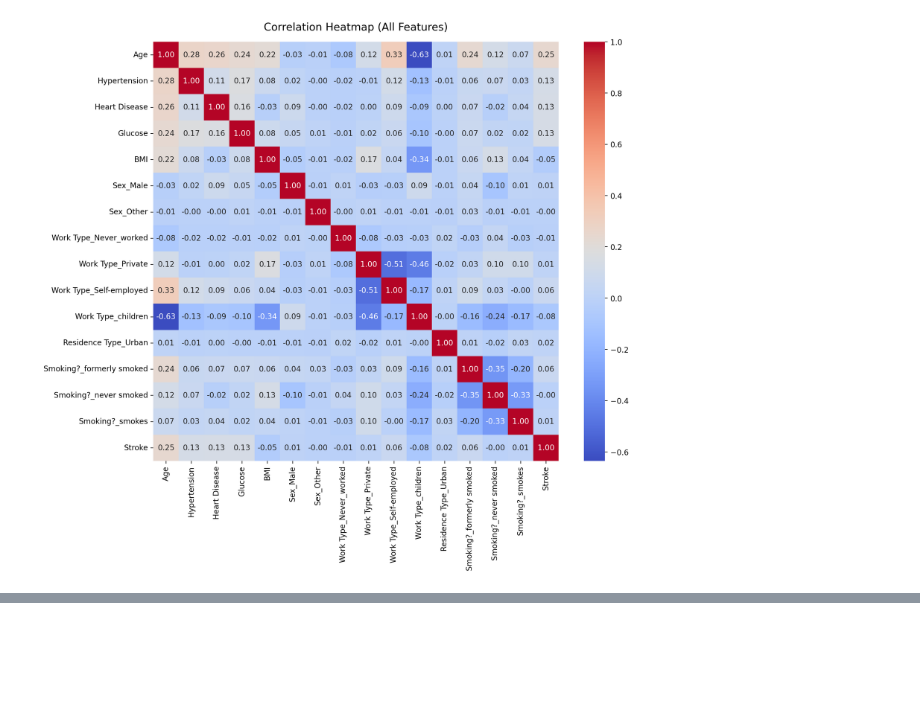
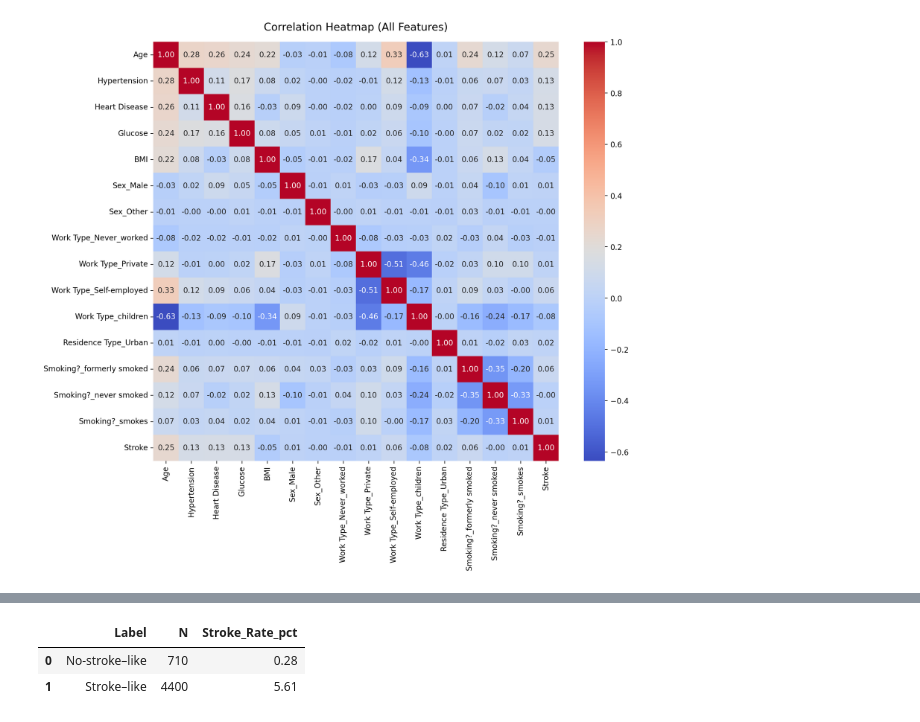
Before and after one commit to Johhad/Group-6-Dashboard-Stroke-Risk-Prediction, a Jupyter notebook: jupyter-notebooks/02_diagnostic_analysis.ipynb, the cells around one changed output, grey strips where cells are left out. Saved outputs shown, nothing was run; the diff lists cells and outputs as text; code cells hidden in the pictures; blank space fills up the shorter version.

Commit message:
Update_Diagnostic_pipeline
Updated diagnostic page in analysis and reflections as per the assignment instructions.

```diff
--- a/jupyter-notebooks/02_diagnostic_analysis.ipynb
+++ b/jupyter-notebooks/02_diagnostic_analysis.ipynb
@@ -308,0 +177,94 @@ Saved artifacts to: C:\Users\Htet Wai Aung\OneDrive\Documents\GitHub\PROHI-dashb
+# %%
+# --- Diagnostic Test 3: Clustering of Patients by Risk Profile ---
+import re
+import numpy as np
+import pandas as pd
+import plotly.express as px
+from sklearn.preprocessing import StandardScaler
+from sklearn.cluster import KMeans
+from sklearn.decomposition import PCA
+from sklearn.metrics import silhouette_score
+
+# ---- set your target column name here ----
+TARGET = "Stroke"
+
+# ---- helper: detect ID-like columns to drop ----
+def id_like_columns(cols):
+    patt = re.compile(r"(?:^|_)(id|uuid|index|patient|record|case)(?:$|_)", re.I)
+    return {c for c in cols if patt.search(str(c))}
+
+# 1) Guard: target must exist
+if TARGET not in df.columns:
+    raise ValueError(f"Required target column '{TARGET}' not found in DataFrame.")
+
+# 2) Drop target + ID-like columns
+drop_cols = id_like_columns(df.columns)
+drop_cols.add(TARGET)
+X_all = df.drop(columns=list(drop_cols), errors="ignore").copy()
+
+# 3) One-hot encode any non-numeric columns (booleans are already numeric)
+non_num = X_all.select_dtypes(exclude=[np.number]).columns.tolist()
+if non_num:
+    X_all = pd.get_dummies(X_all, columns=non_num, drop_first=True)
+
+# 4) Clean rows (remove inf / NaN)
+X_all = X_all.replace([np.inf, -np.inf], np.nan).dropna(axis=0)
+if X_all.empty or X_all.shape[1] < 2:
+    raise ValueError("Not enough usable features after preprocessing to run clustering.")
+
+# Align y (Stroke) to remaining rows
+y_stroke = pd.to_numeric(df.loc[X_all.index, TARGET], errors="coerce").fillna(0).astype(int)
+
+# 5) Standardize features
+scaler = StandardScaler()
+X_std = scaler.fit_transform(X_all)
+
+# 6) KMeans (k=2)
+k = 2
+km = KMeans(n_clusters=k, n_init="auto", random_state=42)
+raw_labels = km.fit_predict(X_std)
+
+# 7) Align clusters to stroke prevalence (label with higher stroke rate -> 1 "Stroke-like")
+rates = []
+for cl in range(k):
+    mask = (raw_labels == cl)
+    rates.append(y_stroke[mask].mean() if mask.any() else 0.0)
+stroke_like = int(np.argmax(rates))
+remap = {1 - stroke_like: 0, stroke_like: 1}
+aligned_labels = np.vectorize(remap.get)(raw_labels)
+legend_map = {0: "No-stroke–like", 1: "Stroke–like"}
+
+# 8) Silhouette score
+sil = silhouette_score(X_std, raw_labels) if len(X_std) > k else np.nan
+print(f"Silhouette score (k=2): {sil:.3f}")
+
+# 9) PCA projection for visualization
+pca = PCA(n_components=2, random_state=42)
+XY = pca.fit_transform(X_std)
+plot_df = pd.DataFrame(XY, columns=["PC1", "PC2"], index=X_all.index)
+plot_df["Cluster"] = aligned_labels
+plot_df["Stroke"] = y_stroke.map({0: "No Stroke", 1: "Stroke"})
+
+# 10) Interactive scatter
+fig_scatter = px.scatter(
+    plot_df, x="PC1", y="PC2",
+    color=plot_df["Cluster"].map(legend_map),
+    color_discrete_map={legend_map[i]: ["#1f77b4", "#d62728"][i] for i in [0, 1]},
+    symbol="Stroke", opacity=0.70,
+    title="PCA Projection (K=2, clusters aligned to Stroke)",
+)
+fig_scatter.update_layout(height=420, margin=dict(t=36, b=10, l=10, r=10), legend_title_text="Cluster")
+fig_scatter.show()
+
+# 11) Quick cluster summary
+summary = (
+    pd.DataFrame({"Cluster": aligned_labels, "Stroke": y_stroke}, index=X_all.index)
+    .groupby("Cluster")
+    .agg(N=("Stroke", "size"), Stroke_Rate_pct=("Stroke", lambda s: 100*s.mean()))
+    .assign(Label=lambda d: d.index.map(legend_map))
+    .round({"Stroke_Rate_pct": 2})
+    .reset_index(drop=True)
+)[["Label", "N", "Stroke_Rate_pct"]]
+
+display(summary)
+# %% [output]
@@ -308,0 +272,3 @@ Saved artifacts to: C:\Users\Htet Wai Aung\OneDrive\Documents\GitHub\PROHI-dashb
+|  | Label | N | Stroke_Rate_pct |
+| 0 | No-stroke–like | 710 | 0.28 |
+| 1 | Stroke–like | 4400 | 5.61 |
```
Also changed, not shown: parts of 6 cells of this notebook, 6 other files.
